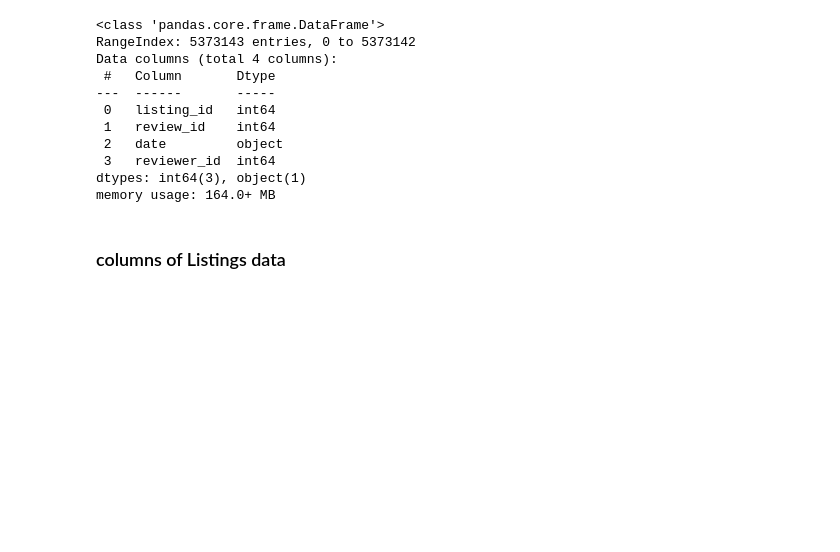
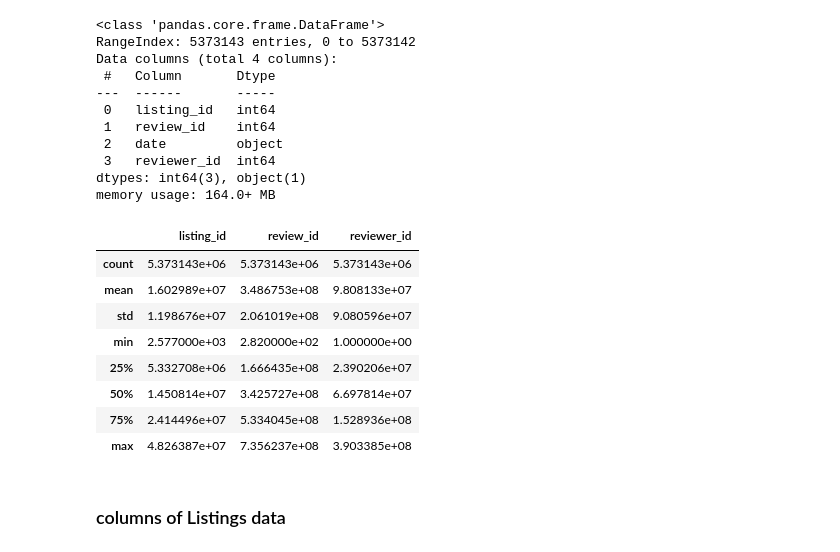
Before and after one commit to AbdullahAlrebdi/week3_project, a Jupyter notebook: main.ipynb, the cells around one changed output. Saved outputs shown, nothing was run; the diff lists cells and outputs as text; code cells hidden in the pictures; blank space fills up the shorter version.

```diff
--- a/main.ipynb
+++ b/main.ipynb
@@ -44,6 +44,18 @@ Data columns (total 4 columns):
  3   reviewer_id  int64
 dtypes: int64(3), object(1)
 memory usage: 164.0+ MB
+# %%
+df_reviews.describe()
+# %% [output]
+|  | listing_id | review_id | reviewer_id |
+| count | 5.373143e+06 | 5.373143e+06 | 5.373143e+06 |
+| mean | 1.602989e+07 | 3.486753e+08 | 9.808133e+07 |
+| std | 1.198676e+07 | 2.061019e+08 | 9.080596e+07 |
+| min | 2.577000e+03 | 2.820000e+02 | 1.000000e+00 |
+| 25% | 5.332708e+06 | 1.666435e+08 | 2.390206e+07 |
+| 50% | 1.450814e+07 | 3.425727e+08 | 6.697814e+07 |
+| 75% | 2.414496e+07 | 5.334045e+08 | 1.528936e+08 |
+| max | 4.826387e+07 | 7.356237e+08 | 3.903385e+08 |
 # %% [markdown]
 ### columns of Listings data
 # %%
```
Also changed, not shown: parts of 1 cell of this notebook.
